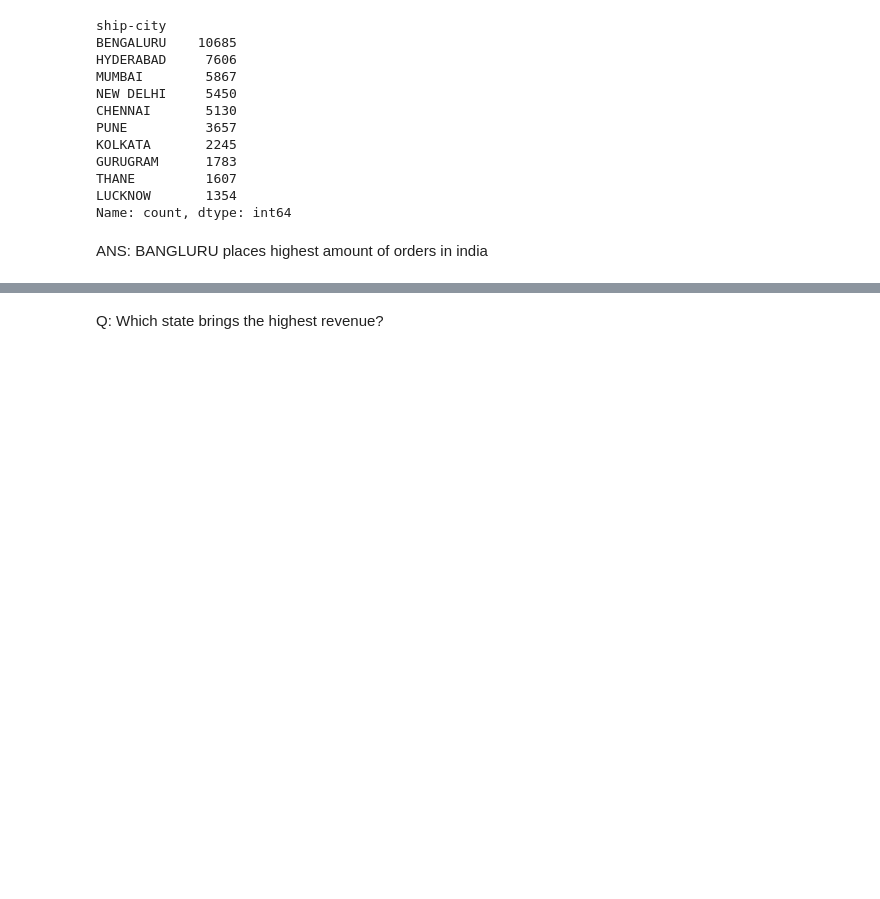
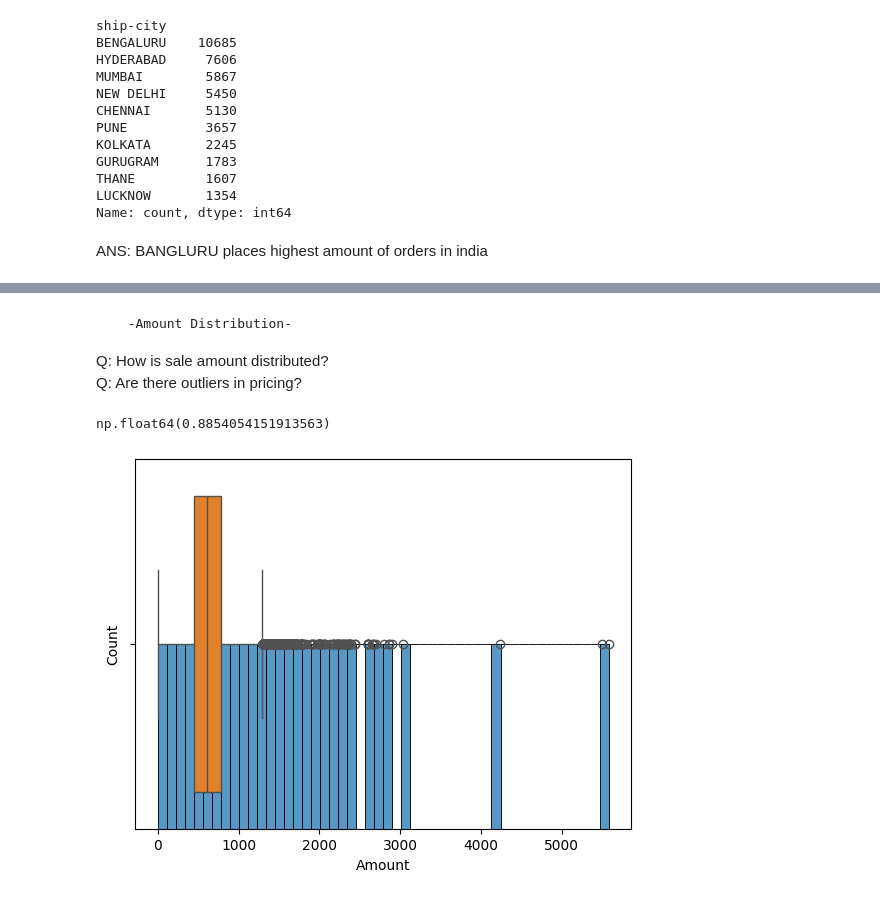
Before and after one commit to aalgovind05/amazon-sales-eda, a Jupyter notebook: notebooks/02_eda_analysis.ipynb, the cells around one changed output, grey strips where cells are left out. Drawn from its saved outputs; the diff is of its cells as text; code cells hidden in the pictures; blank space fills up the shorter version.

Commit message:
amount distribution and price diff

```diff
--- a/notebooks/02_eda_analysis.ipynb
+++ b/notebooks/02_eda_analysis.ipynb
@@ -145,2 +148,16 @@ plt.show()
-# %% [markdown]
-Q: Which state brings the highest revenue?
+# %% [markdown]
+      -Amount Distribution-
+Q: How is sale amount distributed?
+Q: Are there outliers in pricing?
+# %%
+df['Amount'].describe()
+df['Amount'].skew()
+# %% [output]
+np.float64(0.8854054151913563)
+# %%
+# Charts
+sns.histplot(df['Amount'], bins=50)
+sns.boxplot(x=df['Amount'])
+plt.savefig('images')
+# %% [output]
+[figure, added]
```
Also changed, not shown: parts of 3 cells of this notebook, 3 other files.
